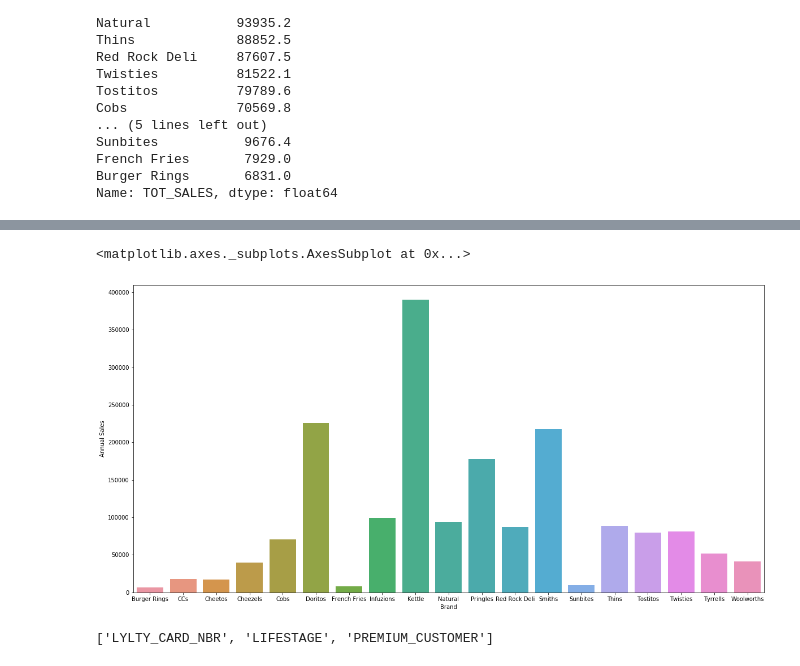
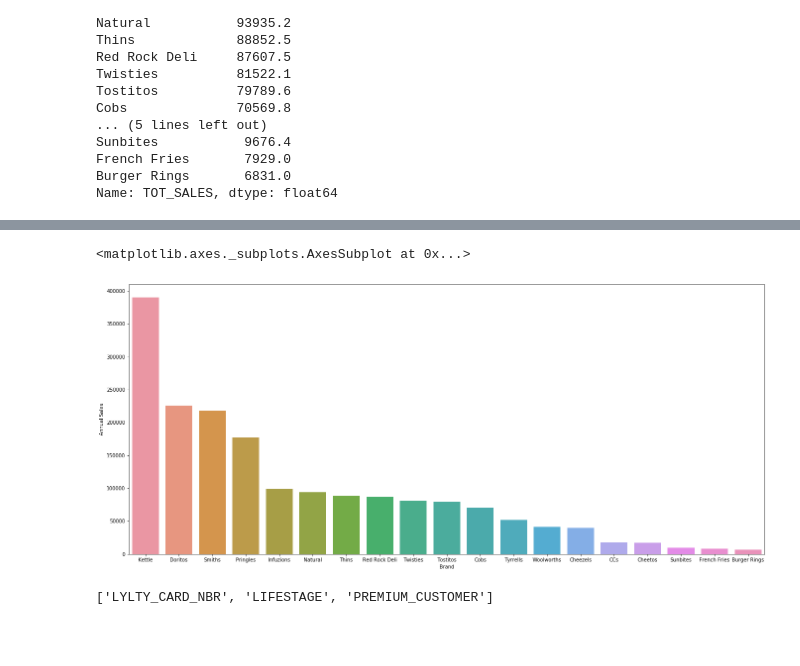
Before and after one commit to Johnson-a-hash/quantium-virtual-program, a Jupyter notebook: Quantium Module 1.ipynb, the cells around one changed output, grey strips where cells are left out. Drawn from its saved outputs; the diff is of its cells as text; code cells hidden in the pictures; blank space fills up the shorter version.

```diff
--- a/Quantium Module 1.ipynb
+++ b/Quantium Module 1.ipynb
@@ -140,12 +148,6 @@ transactionData['newdate'].head()
 3   2018-08-17
 4   2018-08-18
 Name: newdate, dtype: datetime64[ns]
-# %%
-# Create 'year', 'month' and 'day' features form 'newdate'
-
-transactionData['year'] = [t.year for t in pd.DatetimeIndex(transactionData.newdate)]
-transactionData['month'] = [t.month for t in pd.DatetimeIndex(transactionData.newdate)]
-transactionData['day'] = [t.day for t in pd.DatetimeIndex(transactionData.newdate)]
 # %%
 transactionData.head()
 # %% [output]
@@ -606,6 +643,8 @@ French Fries       7929.0
 Burger Rings       6831.0
 Name: TOT_SALES, dtype: float64
 # %%
+# Create a dataframe 'brand_sales' for plotting purposes
+
 brand_sales = transactionData.groupby('brand', as_index = False).TOT_SALES.sum()
 brand_sales.rename(columns = {'brand': 'Brand', 'TOT_SALES': 'Annual Sales'}, inplace = True)
-brand_sales
+brand_sales.sort_values(by = 'Annual Sales', ascending = False, inplace = True)
@@ -630,9 +651,9 @@ brand_sales
 # %%
-plt.figure(figsize = (20, 10))
+plt.figure(figsize = (23, 10))
 sns.barplot(x = 'Brand', y = 'Annual Sales', data = brand_sales)
 # %% [output]
 <matplotlib.axes._subplots.AxesSubplot at 0x...>
-[figure, old version]
+[figure, new version]
 # %%
 # Let's move on to 'customerData' dataset now
 
```
Also changed, not shown: parts of 31 cells of this notebook.
